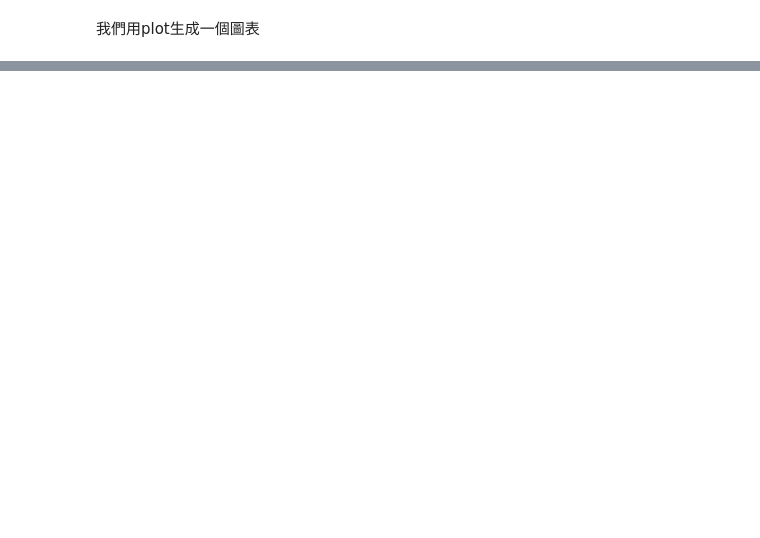
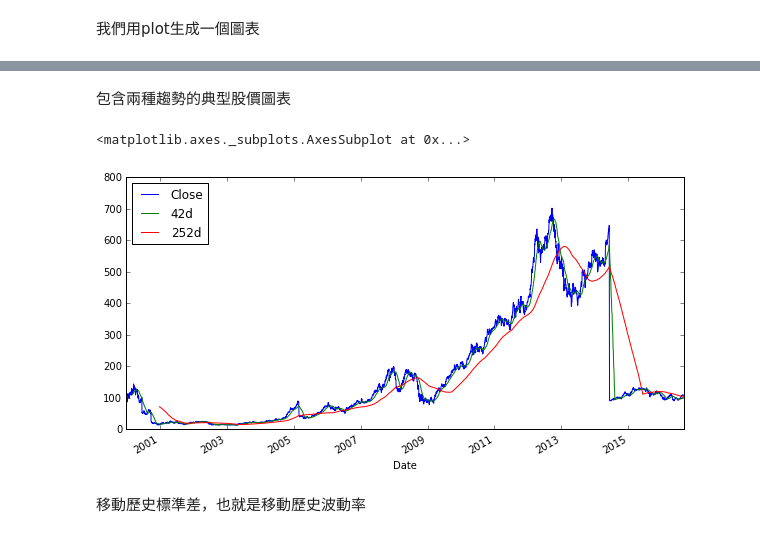
Before and after one commit to kaichiachen/financial-analysis-ipython-notebook, a Jupyter notebook: 3. time/time.ipynb, the cells around one changed output, grey strips where cells are left out. Saved outputs shown, nothing was run; the diff lists cells and outputs as text; code cells hidden in the pictures; blank space fills up the shorter version.

```diff
--- a/3. time/time.ipynb
+++ b/3. time/time.ipynb
@@ -462,0 +480,3 @@ AAPL['Close'].plot(figsize=(8, 5), grid=True)
+# %%
+AAPL['42d'] = AAPL['Close'].rolling(window=42).mean()
+AAPL['252d'] = AAPL['Close'].rolling(window=252).mean()
@@ -462,0 +493,9 @@ AAPL['Close'].plot(figsize=(8, 5), grid=True)
+# %% [markdown]
+包含兩種趨勢的典型股價圖表
+# %%
+AAPL[['Close', '42d', '252d']].plot(figsize=(10, 5))
+# %% [output]
+<matplotlib.axes._subplots.AxesSubplot at 0x...>
+[figure, added]
+# %% [markdown]
+移動歷史標準差，也就是移動歷史波動率
```
Also changed, not shown: parts of 34 cells of this notebook, 5 other files.
